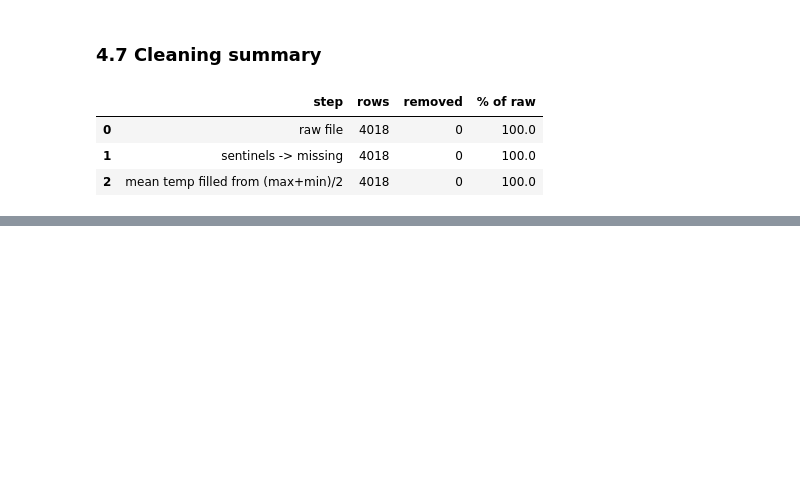
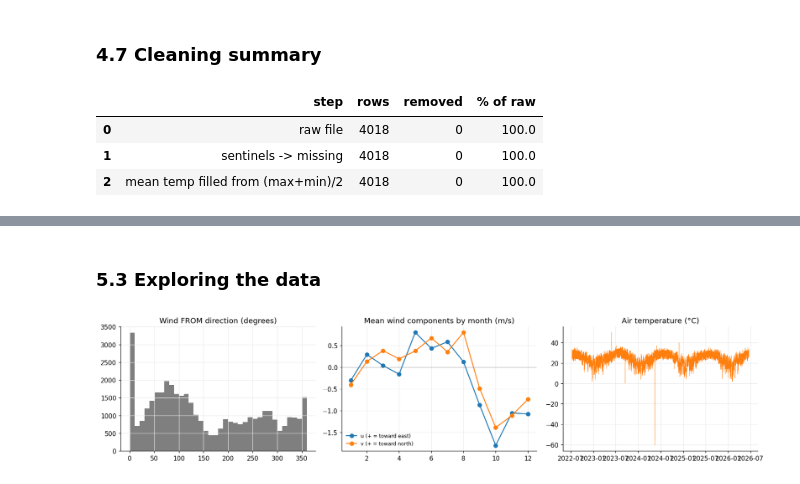
Before and after one commit to Break-Through-Tech/Biointerphase-1A-forecasting-harmful-algal-bloom-risk, a Jupyter notebook: models/notebooks/00_master_eda_and_merge.ipynb, the cells around one changed output, grey strips where cells are left out. Cells and saved outputs as stored; diff of their text form; code cells hidden in the pictures; blank space fills up the shorter version.

```diff
--- a/models/notebooks/00_master_eda_and_merge.ipynb
+++ b/models/notebooks/00_master_eda_and_merge.ipynb
@@ -1570,0 +1590,6 @@ del brad_raw, ok
+# %%
+ksrq_raw = read_erddap("Sarasota_Wind&Temp")
+ksrq_raw["date"] = pd.to_datetime(ksrq_raw["time"]).dt.tz_localize(None)
+print(f"{len(ksrq_raw):,} rows x {ksrq_raw.shape[1]} columns")
+display(ksrq_raw.head(3))
+profile_columns(ksrq_raw)
@@ -1570,0 +1652,14 @@ del brad_raw, ok
+# %% [markdown]
+### 5.3 Exploring the data
+# %%
+rad = np.deg2rad(ksrq_raw["wind_from_direction"])   # components for this plot only; added as columns in Step 1
+comp = pd.DataFrame({"wind_u": -ksrq_raw["wind_speed"] * np.sin(rad), "wind_v": -ksrq_raw["wind_speed"] * np.cos(rad)})
+fig, axes = plt.subplots(1, 3, figsize=(15, 3.5))
+axes[0].hist(ksrq_raw["wind_from_direction"].dropna(), bins=36, color="tab:gray"); axes[0].set_title("Wind FROM direction (degrees)")
+w = comp.groupby(ksrq_raw["date"].dt.month).mean()
+axes[1].plot(w.index, w["wind_u"], "-o", label="u (+ = toward east)"); axes[1].plot(w.index, w["wind_v"], "-o", label="v (+ = toward north)")
+axes[1].axhline(0, color="0.5", lw=0.8); axes[1].legend(frameon=False, fontsize=8); axes[1].set_title("Mean wind components by month (m/s)")
+axes[2].plot(ksrq_raw["date"], ksrq_raw["air_temperature"], lw=0.3, color="tab:orange"); axes[2].set_title("Air temperature (°C)")
+plt.tight_layout(); plt.show()
+# %% [output]
+[figure, added]
```
Also changed, not shown: parts of 22 cells of this notebook, 3 other files.
